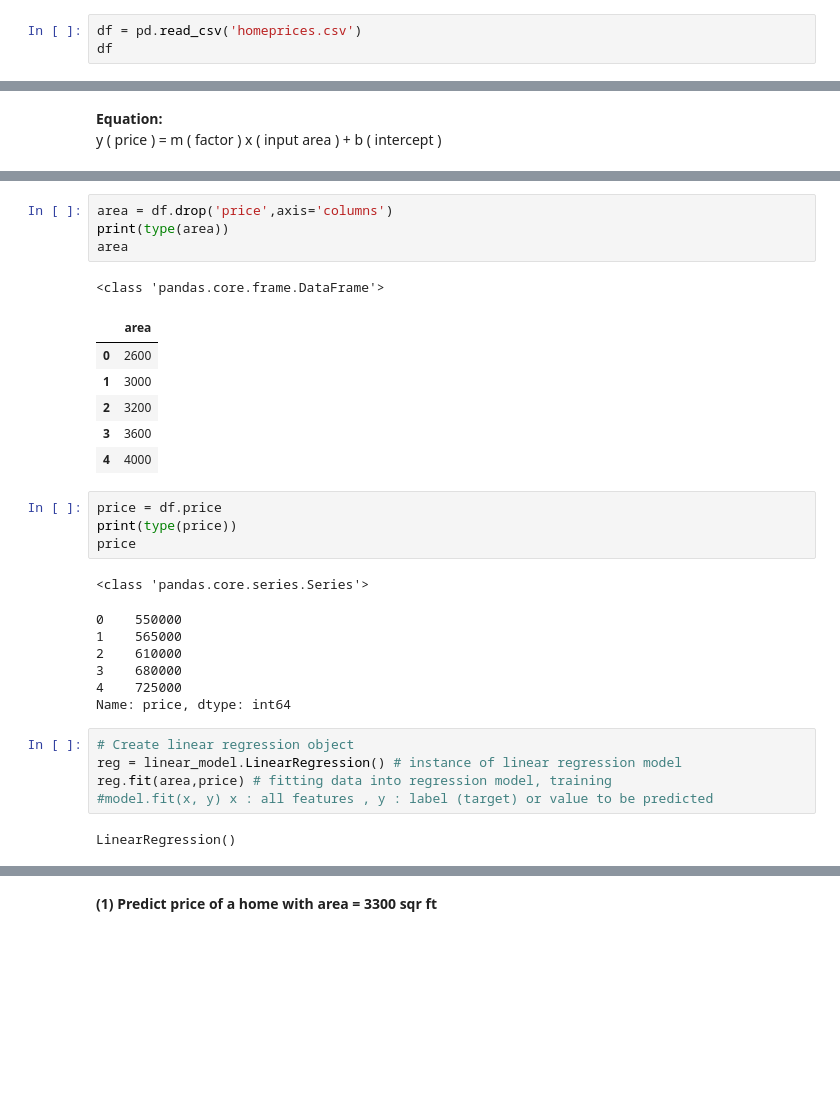
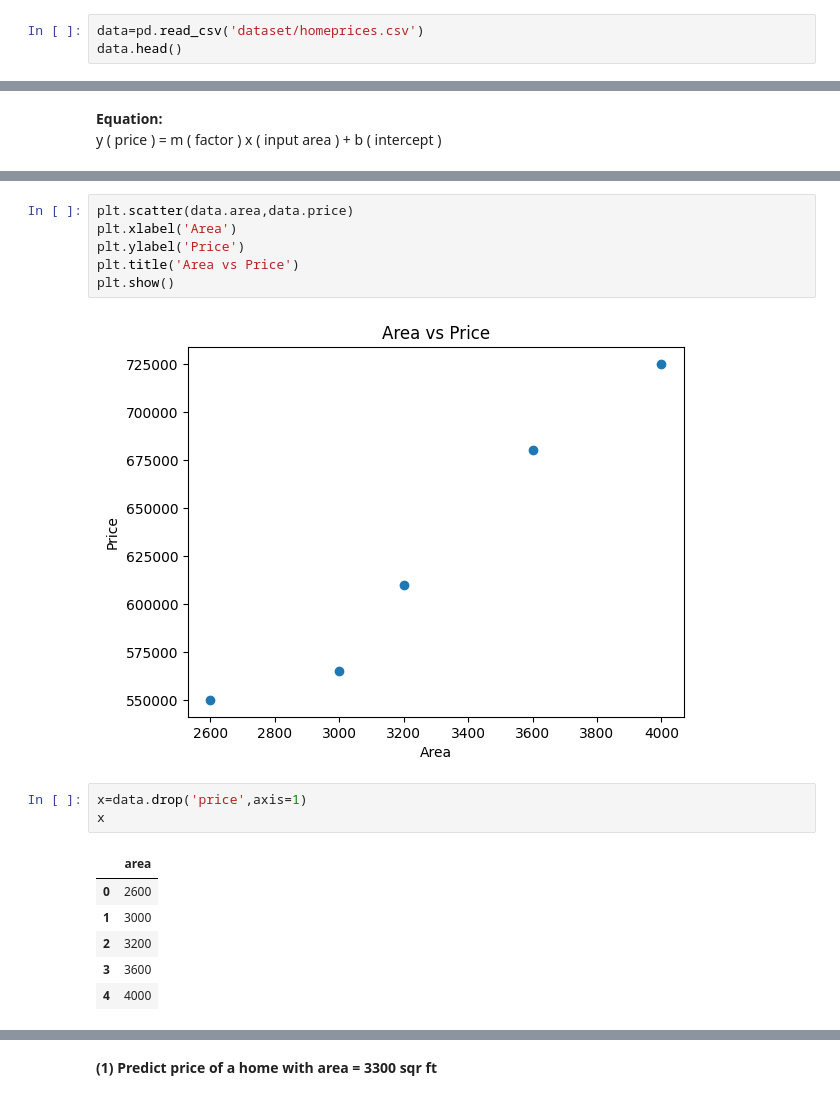
Before and after one commit to gehad-Ahmed30/Machine-Learning, a Jupyter notebook: 1_linear_regression.ipynb, the cells around one changed output, grey strips where cells are left out. Drawn from its saved outputs; the diff is of its cells as text; blank space fills up the shorter version.

```diff
--- a/1_linear_regression.ipynb
+++ b/1_linear_regression.ipynb
@@ -156,6 +156,6 @@ import matplotlib.pyplot as plt
 import warnings
 warnings.filterwarnings("ignore")
 # %%
-df = pd.read_csv('homeprices.csv')
-df
+data=pd.read_csv('dataset/homeprices.csv')
+data.head()
 # %% [output]
@@ -182,31 +179,18 @@ plt.show()
-# %%
-area = df.drop('price',axis='columns')
-print(type(area))
-area
-# %% [output]
-<class 'pandas.core.frame.DataFrame'>
-|  | area |
-| 0 | 2600 |
-| 1 | 3000 |
-| 2 | 3200 |
-| 3 | 3600 |
-| 4 | 4000 |
-# %%
-price = df.price
-print(type(price))
-price
-# %% [output]
-<class 'pandas.core.series.Series'>
-0    550000
-1    565000
-2    610000
-3    680000
-4    725000
-Name: price, dtype: int64
-# %%
-# Create linear regression object
-reg = linear_model.LinearRegression() # instance of linear regression model
-reg.fit(area,price) # fitting data into regression model, training
-#model.fit(x, y) x : all features , y : label (target) or value to be predicted
-# %% [output]
-LinearRegression()
+# %%
+plt.scatter(data.area,data.price)
+plt.xlabel('Area')
+plt.ylabel('Price')
+plt.title('Area vs Price')
+plt.show()
+# %% [output]
+[figure, added]
+# %%
+x=data.drop('price',axis=1)
+x
+# %% [output]
+|  | area |
+| 0 | 2600 |
+| 1 | 3000 |
+| 2 | 3200 |
+| 3 | 3600 |
+| 4 | 4000 |
```
Also changed, not shown: parts of 53 cells of this notebook.
